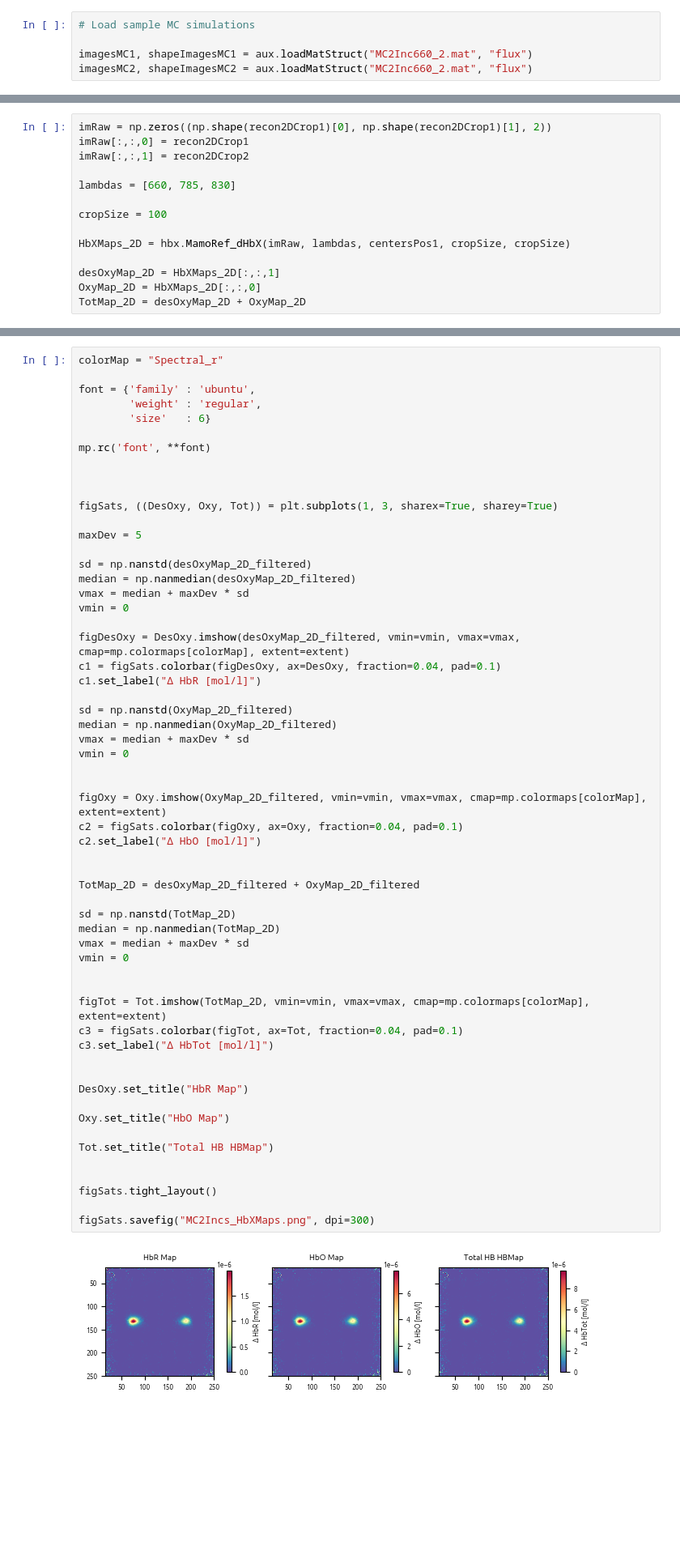
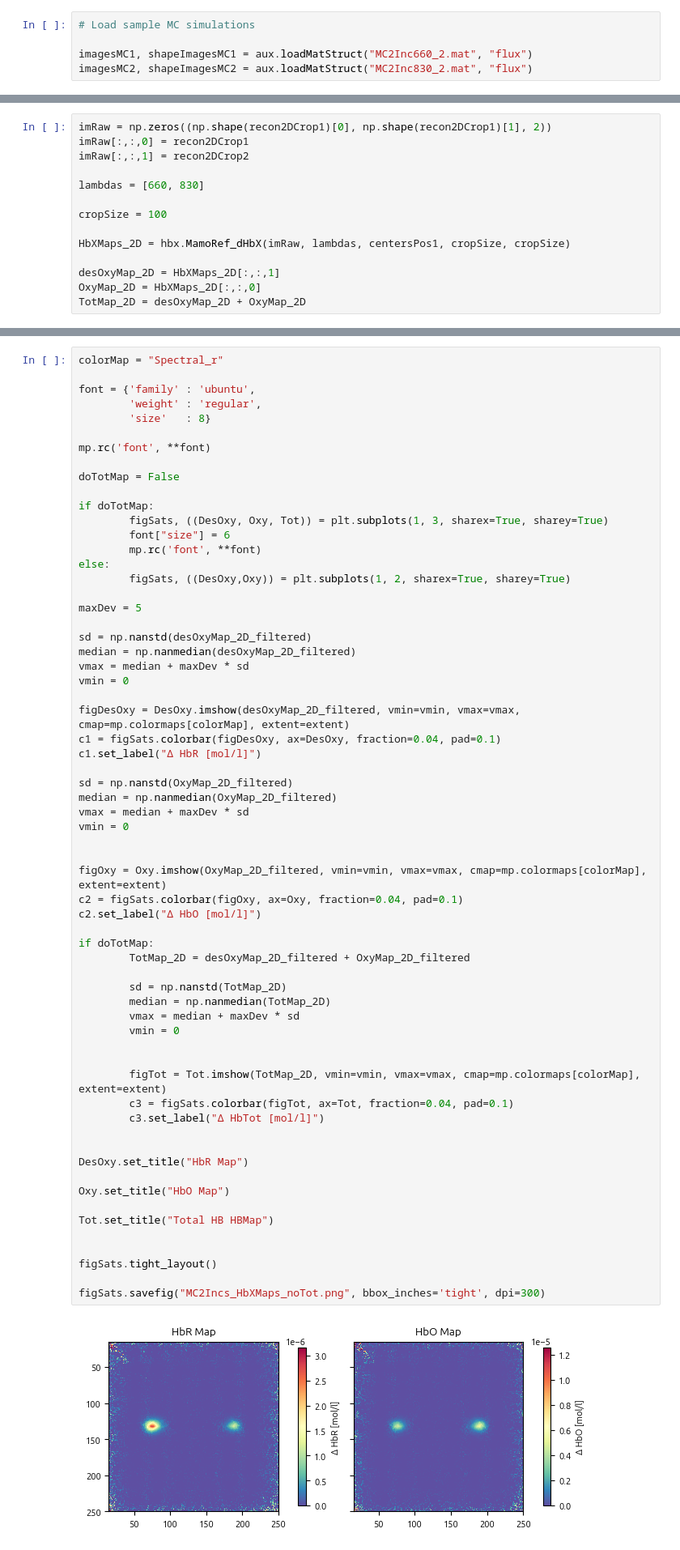
Before and after one commit to nicocarbone/MamoRefCodePublic, a Jupyter notebook: MamoRefRecon2D_MC.ipynb, the cells around one changed output, grey strips where cells are left out. Shown at 81% size. Drawn from its saved outputs; the diff is of its cells as text; blank space fills up the shorter version.

Commit message:
Default to not showing total Hb map. Corrected name of 830nm image. Corrected font size.

```diff
--- a/MamoRefRecon2D_MC.ipynb
+++ b/MamoRefRecon2D_MC.ipynb
@@ -8,7 +8,7 @@ import HbXConcentrations as hbx
 # Load sample MC simulations
 
 imagesMC1, shapeImagesMC1 = aux.loadMatStruct("MC2Inc660_2.mat", "flux")
-imagesMC2, shapeImagesMC2 = aux.loadMatStruct("MC2Inc660_2.mat", "flux")
+imagesMC2, shapeImagesMC2 = aux.loadMatStruct("MC2Inc830_2.mat", "flux")
 # %%
 # Compute source centers
 
@@ -84,7 +84,7 @@ imRaw = np.zeros((np.shape(recon2DCrop1)[0], np.shape(recon2DCrop1)[1], 2))
 imRaw[:,:,0] = recon2DCrop1
 imRaw[:,:,1] = recon2DCrop2
 
-lambdas = [660, 785, 830]
+lambdas = [660, 830]
 
 cropSize = 100
 
@@ -110,13 +110,18 @@ colorMap = "Spectral_r"
 
 font = {'family' : 'ubuntu',
         'weight' : 'regular',
-        'size'   : 6}
+        'size'   : 8}
 
 mp.rc('font', **font)
 
+doTotMap = False
 
-
-figSats, ((DesOxy, Oxy, Tot)) = plt.subplots(1, 3, sharex=True, sharey=True)
+if doTotMap:
+        figSats, ((DesOxy, Oxy, Tot)) = plt.subplots(1, 3, sharex=True, sharey=True)
+        font["size"] = 6
+        mp.rc('font', **font)
+else:
+        figSats, ((DesOxy,Oxy)) = plt.subplots(1, 2, sharex=True, sharey=True)
 
 maxDev = 5
 
@@ -127,41 +132,41 @@ vmin = 0
 
 figDesOxy = DesOxy.imshow(desOxyMap_2D_filtered, vmin=vmin, vmax=vmax, cmap=mp.colormaps[colorMap], extent=extent)
 c1 = figSats.colorbar(figDesOxy, ax=DesOxy, fraction=0.04, pad=0.1)
 c1.set_label("Δ HbR [mol/l]")
 
 sd = np.nanstd(OxyMap_2D_filtered)
 median = np.nanmedian(OxyMap_2D_filtered)
 vmax = median + maxDev * sd
 vmin = 0
 
 
 figOxy = Oxy.imshow(OxyMap_2D_filtered, vmin=vmin, vmax=vmax, cmap=mp.colormaps[colorMap], extent=extent)
 c2 = figSats.colorbar(figOxy, ax=Oxy, fraction=0.04, pad=0.1)
 c2.set_label("Δ HbO [mol/l]")
 
+if doTotMap:
+        TotMap_2D = desOxyMap_2D_filtered + OxyMap_2D_filtered
 
-TotMap_2D = desOxyMap_2D_filtered + OxyMap_2D_filtered
-
-sd = np.nanstd(TotMap_2D)
-median = np.nanmedian(TotMap_2D)
-vmax = median + maxDev * sd
-vmin = 0
+        sd = np.nanstd(TotMap_2D)
+        median = np.nanmedian(TotMap_2D)
+        vmax = median + maxDev * sd
+        vmin = 0
 
 
-figTot = Tot.imshow(TotMap_2D, vmin=vmin, vmax=vmax, cmap=mp.colormaps[colorMap], extent=extent)
-c3 = figSats.colorbar(figTot, ax=Tot, fraction=0.04, pad=0.1)
-c3.set_label("Δ HbTot [mol/l]")
+        figTot = Tot.imshow(TotMap_2D, vmin=vmin, vmax=vmax, cmap=mp.colormaps[colorMap], extent=extent)
+        c3 = figSats.colorbar(figTot, ax=Tot, fraction=0.04, pad=0.1)
+        c3.set_label("Δ HbTot [mol/l]")
 
 
 DesOxy.set_title("HbR Map")
 
 Oxy.set_title("HbO Map")
 
 Tot.set_title("Total HB HBMap")
 
 
 figSats.tight_layout()
 
-figSats.savefig("MC2Incs_HbXMaps.png", dpi=300)
+figSats.savefig("MC2Incs_HbXMaps_noTot.png", bbox_inches='tight', dpi=300)
 # %% [output]
-[figure, old version]
+[figure, new version]
```
Also changed, not shown: parts of 1 cell of this notebook.
